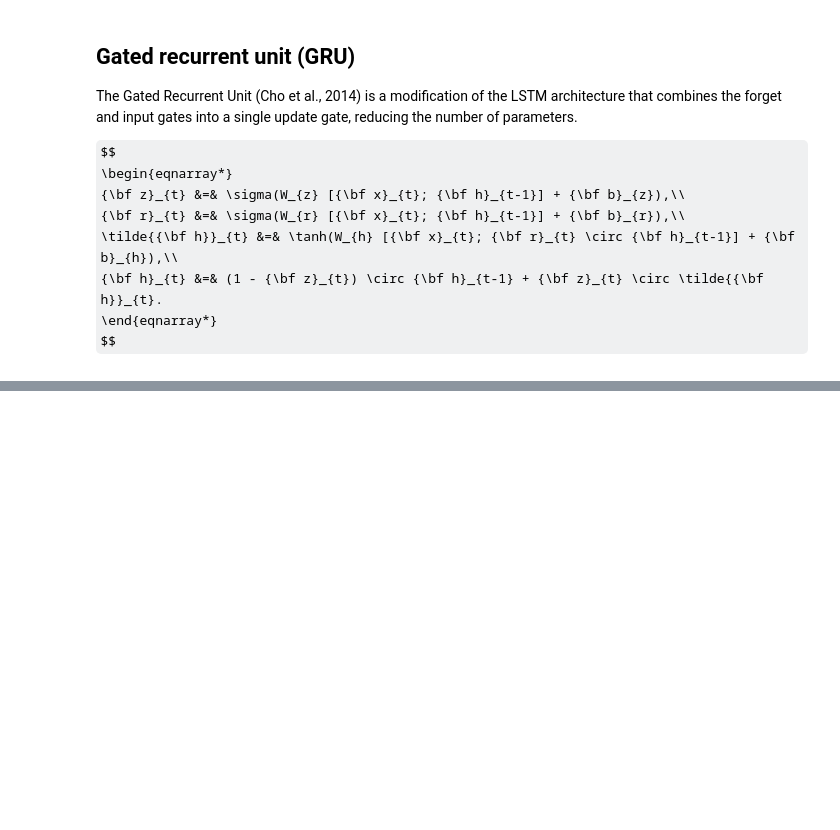
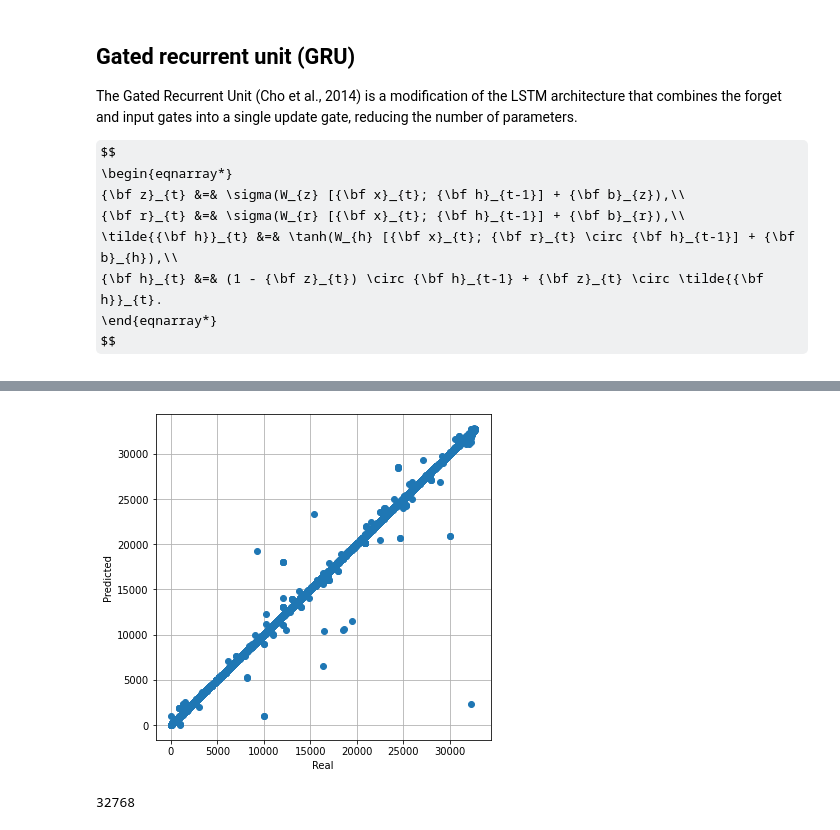
Before and after one commit to luisferuam/luisferuam.github.io, a Jupyter notebook: DLFBT/recurrent_neural_networks/recurrent_neural_networks.ipynb, the cells around one changed output, grey strips where cells are left out. Saved outputs shown, nothing was run; the diff lists cells and outputs as text; code cells hidden in the pictures; some formulas as TeX source; blank space fills up the shorter version.

```diff
--- a/DLFBT/recurrent_neural_networks/recurrent_neural_networks.ipynb
+++ b/DLFBT/recurrent_neural_networks/recurrent_neural_networks.ipynb
@@ -512,0 +606,4 @@ $$
+# %%
+y = model.predict(b_val[:, :, None])
+y = np.argmax(y, axis=2)
+y[:20]
@@ -512,0 +654,15 @@ $$
+# %%
+r = np.array([10000000, 1000000, 100000, 10000, 1000, 100, 10, 1])
+
+plt.figure(figsize=(6, 6))
+plt.plot(np.dot(d_val, r), np.dot(y, r), 'o')
+plt.grid(True)
+plt.xlabel('Real')
+plt.ylabel('Predicted')
+plt.show()
+# %% [output]
+[figure, added]
+# %%
+2**15
+# %% [output]
+32768
```
Also changed, not shown: parts of 25 cells of this notebook, 7 other files.
